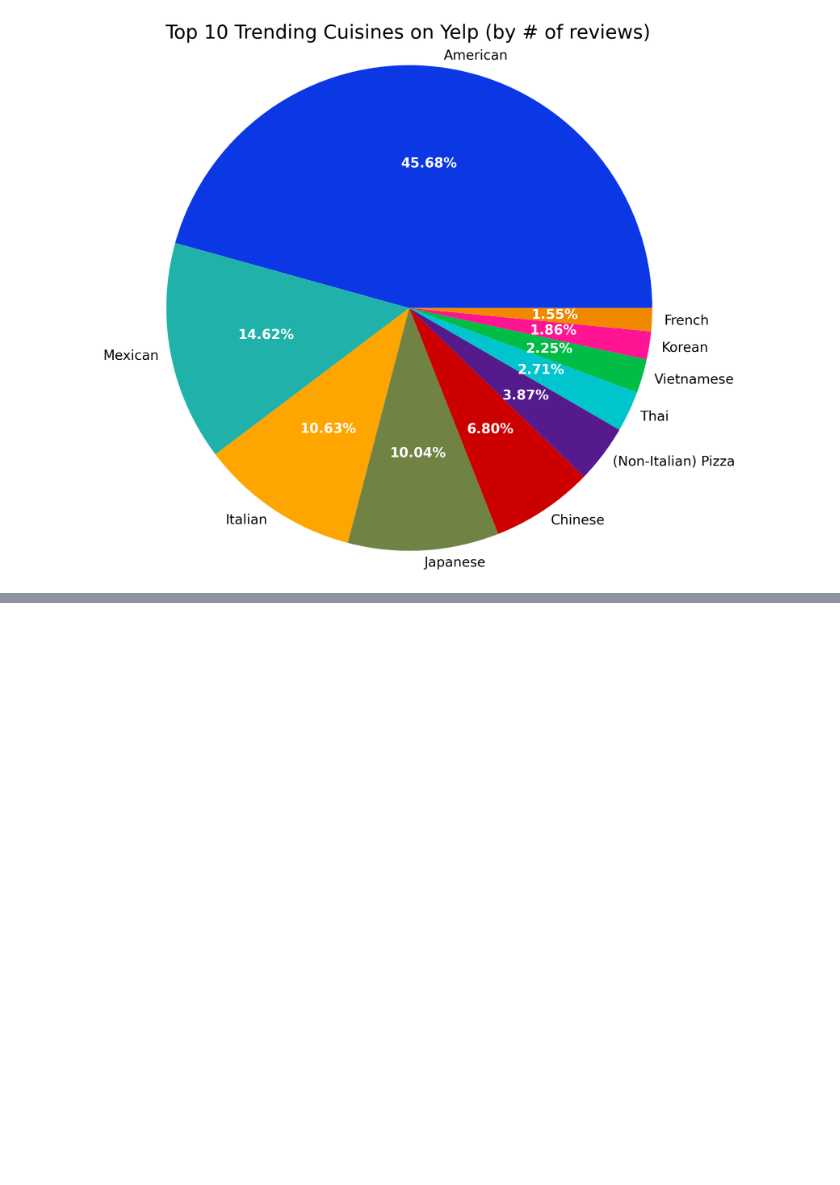
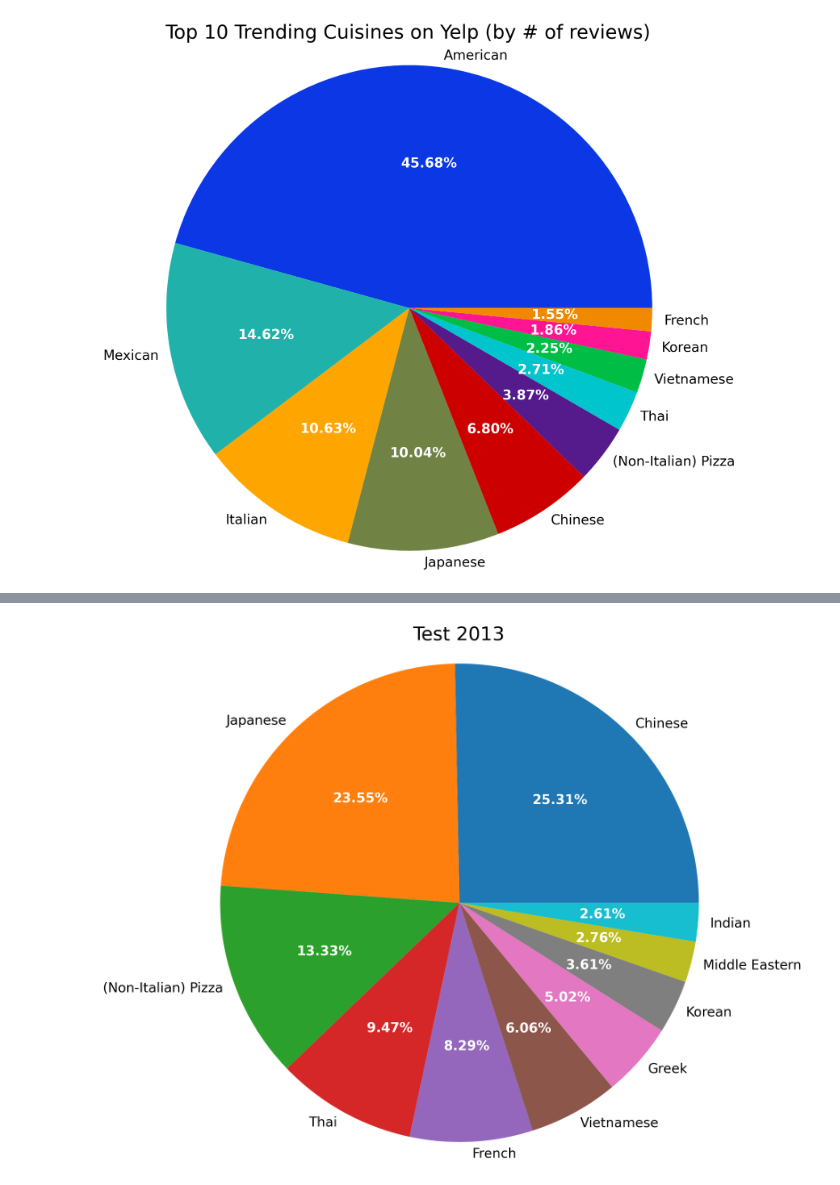
Before and after one commit to bill9108/ECE143_Team1, a Jupyter notebook: Trending_Cuisines.ipynb, the cells around one changed output, grey strips where cells are left out. Drawn from its saved outputs; the diff is of its cells as text; code cells hidden in the pictures; blank space fills up the shorter version.

```diff
--- a/Trending_Cuisines.ipynb
+++ b/Trending_Cuisines.ipynb
@@ -252,3 +328,7 @@ countName4[5] = '(Non-Italian) Pizza'
+# %%
+plot_pie(countName[3:13], count[3:13], "Test 2013")
+# %% [output]
+[figure, added]
 # %%
 # f6, ax6 = plt.subplots(figsize=(10,10))
 # patches2, texts2, autotexts2 = plt.pie (x=counts4[0:10], labels=countName4[0:10], autopct='%1.2f%%', labeldistance=1.05)
```
Also changed, not shown: parts of 3 cells of this notebook, 1 other file.
